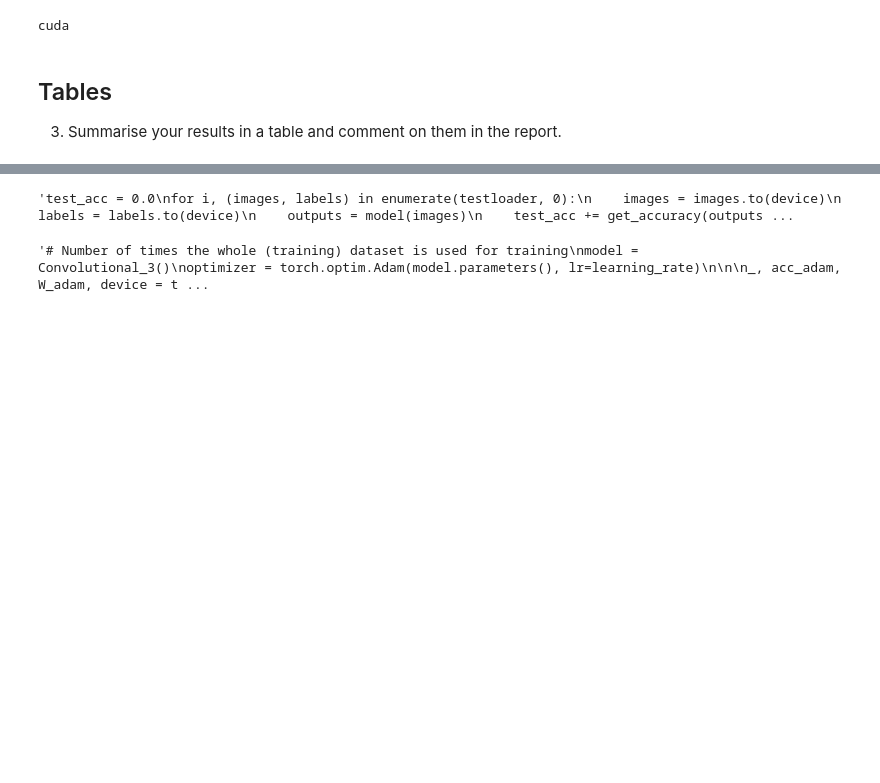
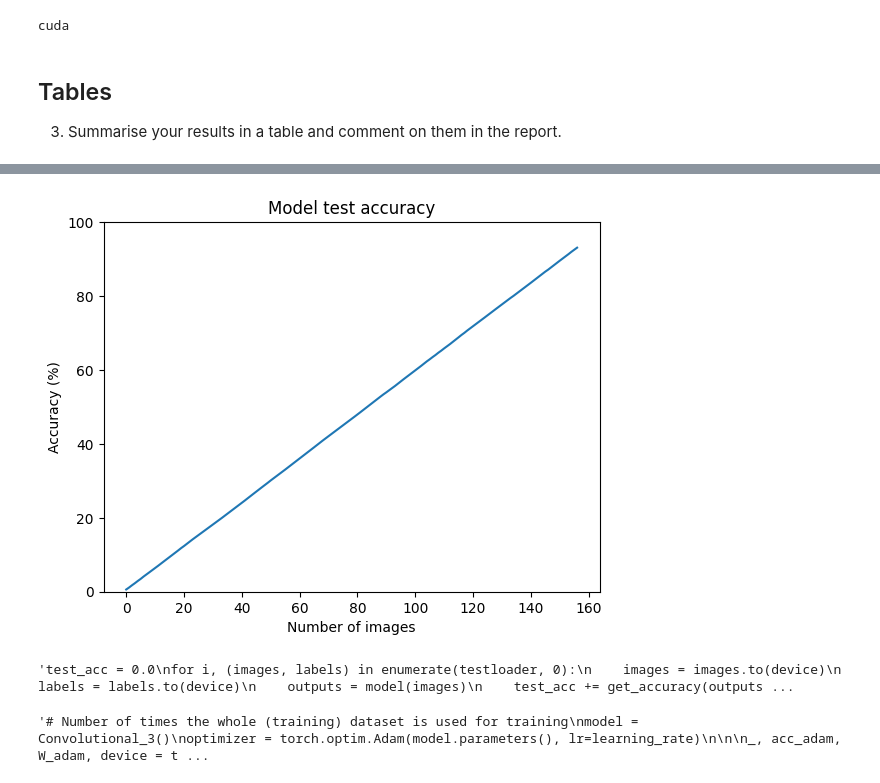
Before and after one commit to LeonardoMicheluz/challenge3, a Jupyter notebook: challenge_three_tonno.ipynb, the cells around one changed output, grey strips where cells are left out. Cells and saved outputs as stored; diff of their text form; code cells hidden in the pictures; blank space fills up the shorter version.

```diff
--- a/challenge_three_tonno.ipynb
+++ b/challenge_three_tonno.ipynb
@@ -355,0 +424,27 @@ _, acc_adam, W_adam, device = train_model(model, num_epochs, trainloader, criter
+# %%
+test_running_acc = 0.0
+test_running_loss = 0.0
+test_accuracy = []
+test_loss = []
+for i, (images, labels) in enumerate(testloader, 0):
+    images = images.to(device)
+    labels = labels.to(device)
+    outputs = model(images)
+    loss = criterion(outputs, labels)
+    test_running_loss += loss.item()/(len(testloader) - 1)
+    test_running_acc += get_accuracy(outputs, labels)/(len(testloader) - 1)
+
+    test_accuracy += [test_running_acc]
+    test_loss += [test_running_loss]
+
+print(f"Test Accuracy: {test_running_acc:.4f}")
+print(f"Test Loss: {test_running_loss:.4f}")
+
+# Plot dell'accuracy
+plt.plot(test_accuracy)
+plt.ylim(0, 100)
+plt.xlabel('Number of images')
+plt.ylabel('Accuracy (%)')
+plt.title('Model test accuracy')
+plt.show()
+# %% [output]
@@ -356,3 +453,4 @@ _, acc_adam, W_adam, device = train_model(model, num_epochs, trainloader, criter
+[figure, added]
 # %%
 '''test_acc = 0.0
 for i, (images, labels) in enumerate(testloader, 0):
```
Also changed, not shown: parts of 12 cells of this notebook.
